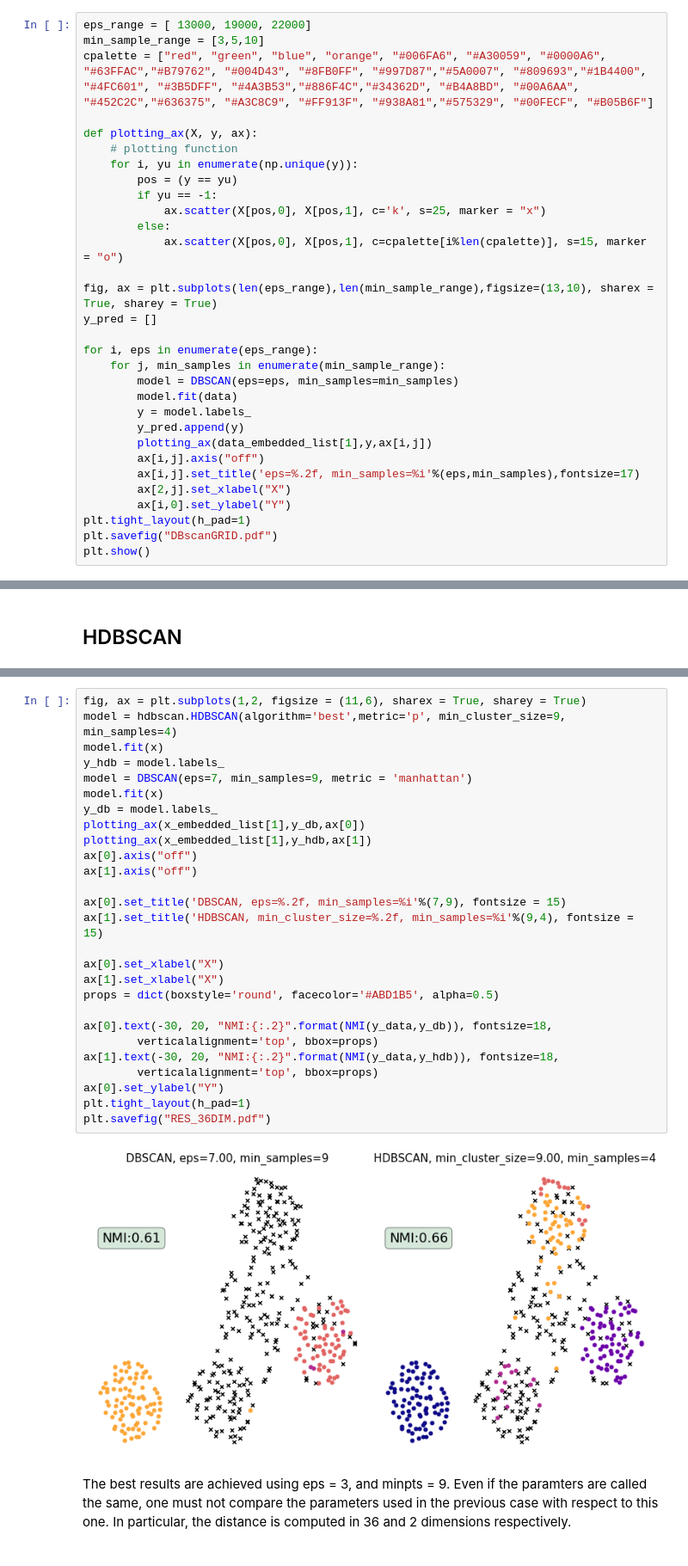
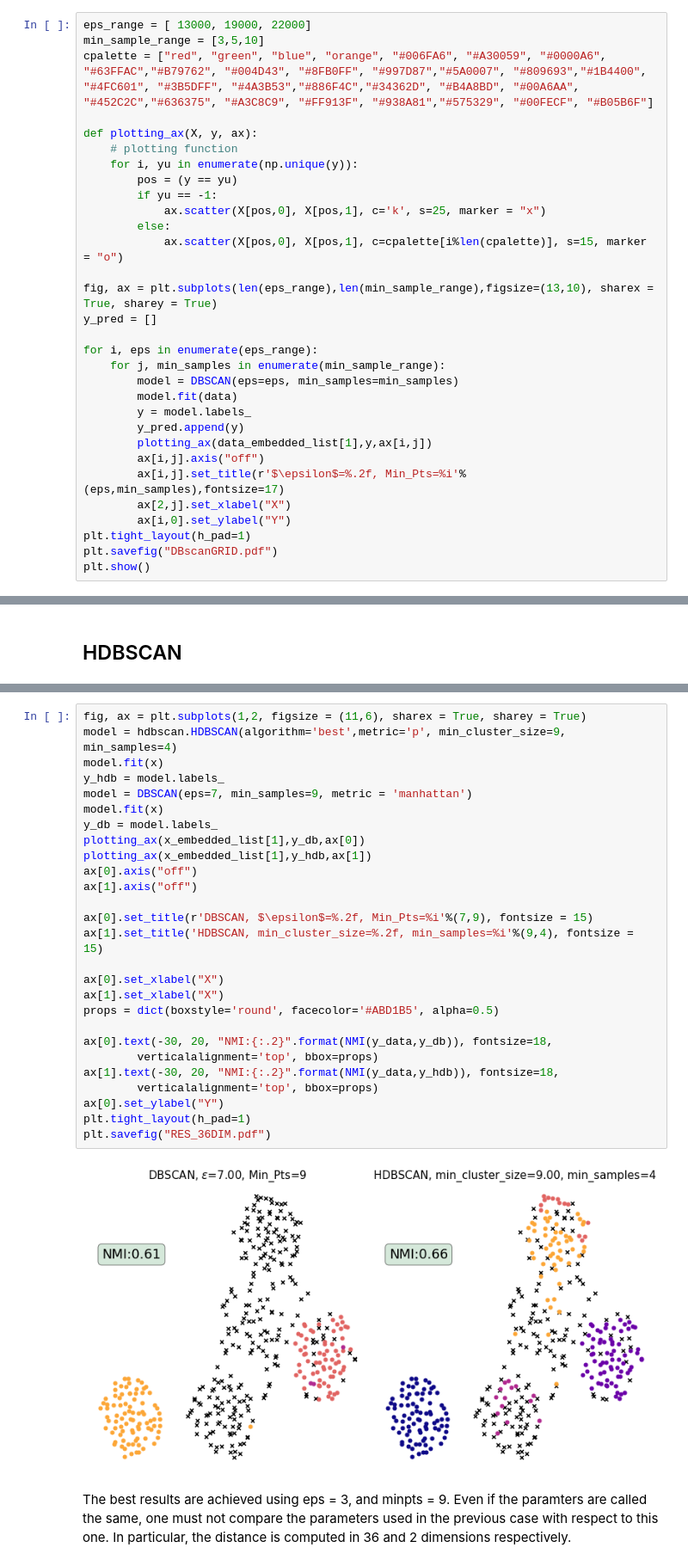
Before and after one commit to LorenzoBuriola/LoCP_moduleB, a Jupyter notebook: Week4/FPGheArt_exercise4.ipynb, the cells around one changed output, grey strips where cells are left out. Shown at 86% size. Saved outputs shown, nothing was run; the diff lists cells and outputs as text.

```diff
--- a/Week4/FPGheArt_exercise4.ipynb
+++ b/Week4/FPGheArt_exercise4.ipynb
@@ -272,7 +272,7 @@ for i, eps in enumerate(eps_range):
         y_pred.append(y)
         plotting_ax(data_embedded_list[1],y,ax[i,j])
         ax[i,j].axis("off")
-        ax[i,j].set_title('eps=%.2f, min_samples=%i'%(eps,min_samples),fontsize=17)
+        ax[i,j].set_title(r'$\epsilon$=%.2f, Min_Pts=%i'%(eps,min_samples),fontsize=17)
         ax[2,j].set_xlabel("X")
         ax[i,0].set_ylabel("Y")
 plt.tight_layout(h_pad=1)
@@ -614,32 +614,32 @@ plt.show()
 # %%
 fig, ax = plt.subplots(1,2, figsize = (11,6), sharex = True, sharey = True)
 model = hdbscan.HDBSCAN(algorithm='best',metric='p', min_cluster_size=9, min_samples=4)
 model.fit(x)
 y_hdb = model.labels_
 model = DBSCAN(eps=7, min_samples=9, metric = 'manhattan')
 model.fit(x)
 y_db = model.labels_
 plotting_ax(x_embedded_list[1],y_db,ax[0])
 plotting_ax(x_embedded_list[1],y_hdb,ax[1])
 ax[0].axis("off")
 ax[1].axis("off")
 
-ax[0].set_title('DBSCAN, eps=%.2f, min_samples=%i'%(7,9), fontsize = 15)
+ax[0].set_title(r'DBSCAN, $\epsilon$=%.2f, Min_Pts=%i'%(7,9), fontsize = 15)
 ax[1].set_title('HDBSCAN, min_cluster_size=%.2f, min_samples=%i'%(9,4), fontsize = 15)
 
 ax[0].set_xlabel("X")
 ax[1].set_xlabel("X")
 props = dict(boxstyle='round', facecolor='#ABD1B5', alpha=0.5)
 
 ax[0].text(-30, 20, "NMI:{:.2}".format(NMI(y_data,y_db)), fontsize=18,
         verticalalignment='top', bbox=props)
 ax[1].text(-30, 20, "NMI:{:.2}".format(NMI(y_data,y_hdb)), fontsize=18,
         verticalalignment='top', bbox=props)
 ax[0].set_ylabel("Y")
 plt.tight_layout(h_pad=1)
 plt.savefig("RES_36DIM.pdf")
 # %% [output]
-[figure, old version]
+[figure, new version]
 # %% [markdown]
 The best results are achieved using eps = 3, and minpts = 9.
 Even if the paramters are called the same, one must not compare the parameters used in the previous case with respect to this one. In particular, the distance is computed in 36 and 2 dimensions respectively.
```
Also changed, not shown: parts of 2 cells of this notebook.
